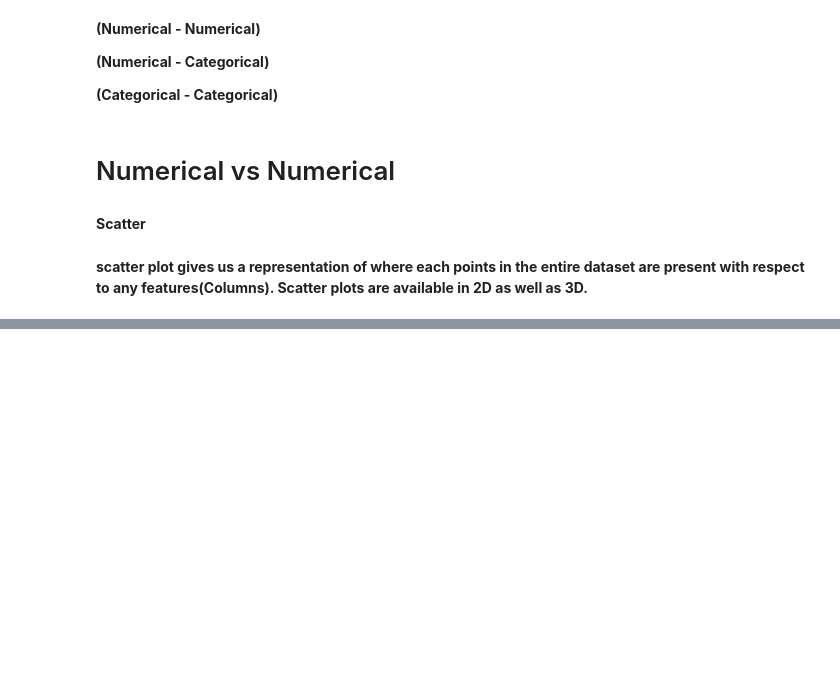
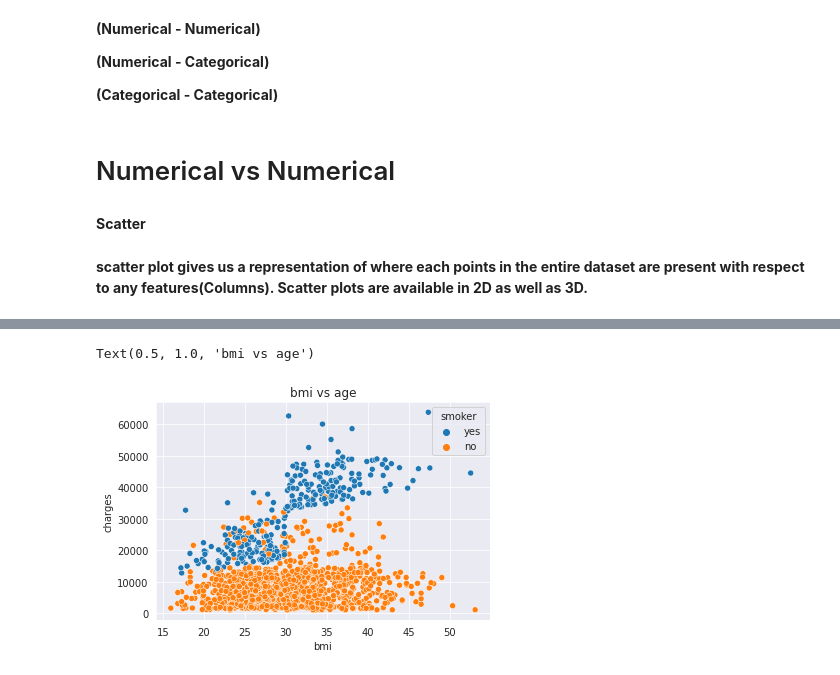
Before and after one commit to Ayushi-creator/Datascience-ML-and-AI, a Jupyter notebook: AYUSHI.ipynb, the cells around one changed output, grey strips where cells are left out. Cells and saved outputs as stored; diff of their text form; code cells hidden in the pictures; blank space fills up the shorter version.

```diff
--- a/AYUSHI.ipynb
+++ b/AYUSHI.ipynb
@@ -236,0 +252,6 @@ sns.boxplot(df['age'])
+# %%
+sns.scatterplot(df['bmi'], df['charges'], hue=df['smoker'])
+plt.title('bmi vs age')
+# %% [output]
+Text(0.5, 1.0, 'bmi vs age')
+[figure, added]
```
Also changed, not shown: parts of 55 cells of this notebook.
